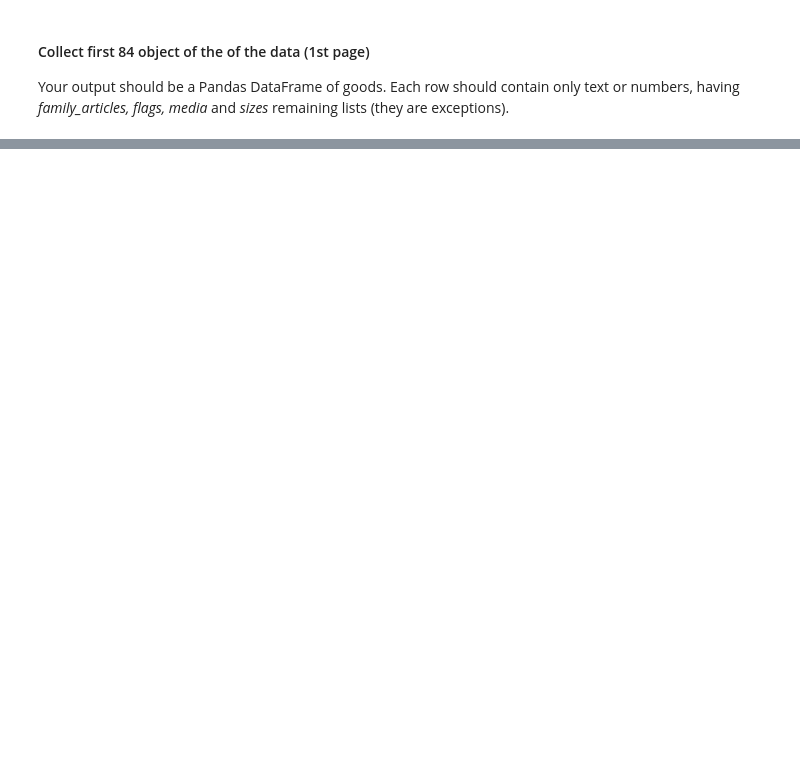
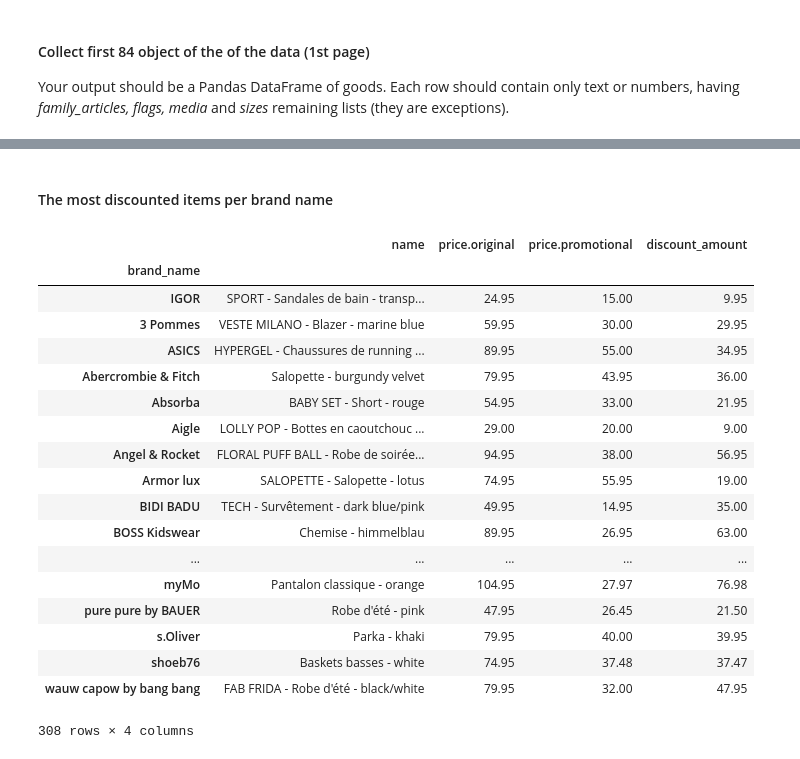
Before and after one commit to Eldiias/dummy, a Jupyter notebook: Lab-API/your-code/main_solution.ipynb, the cells around one changed output, grey strips where cells are left out. Saved outputs shown, nothing was run; the diff lists cells and outputs as text; code cells hidden in the pictures; blank space fills up the shorter version.

```diff
--- a/Lab-API/your-code/main_solution.ipynb
+++ b/Lab-API/your-code/main_solution.ipynb
@@ -102,0 +111,6 @@ flattened_data1
+# %%
+response = requests.get(url, headers=headers) # access the website using the link and headers collected from the website
+results = response.json() #transform the obtained data into json file
+
+flattened_data = json_normalize(results) #normalize the data (transform it into readable format)
+flattened_data.head()
@@ -108,16 +142,19 @@ Your output should be a Pandas DataFrame of goods. Each row should contain only
 # Get the total number of pages
 total_pages=results['pagination']['page_count']
 
-# Your code
+import time
+
+#data collection
 df=pd.DataFrame()
+step=0 # dummy to detect be patient
 for i in range(total_pages):
     k=84*i
     url=f'https://www.zalando.fr/api/catalog/articles?categories=promo-enfant&limit=84&offset={k}&sort=sale'
-    response = requests.get(url)
+    response = requests.get(url, headers=headers)
+    if step%5==0:
+        time.sleep(2.4) # sleep every five parsed page
     results = response.json()
     flattened_data = json_normalize(results)
     flattened_data1 = json_normalize(flattened_data.articles[0])
     flattened_data1=flattened_data1.set_index('sku')
     df = df.append(flattened_data1)
-
-df
@@ -207,0 +224,24 @@ Name: discount_amount, Length: 65, dtype: float64
+# %% [markdown]
+#### The most discounted items per brand name
+# %%
+df[['brand_name','name','price.original','price.promotional','discount_amount']].groupby('brand_name').apply(lambda x:x.sort_values('discount_amount',ascending=False).head(1)).reset_index('sku').drop(['brand_name','sku'],axis=1)
+# %% [output]
+|  | name | price.original | price.promotional | discount_amount |
+| brand_name |  |  |  |  |
+| IGOR | SPORT - Sandales de bain - transp... | 24.95 | 15.00 | 9.95 |
+| 3 Pommes | VESTE MILANO - Blazer - marine blue | 59.95 | 30.00 | 29.95 |
+| ASICS | HYPERGEL - Chaussures de running ... | 89.95 | 55.00 | 34.95 |
+| Abercrombie & Fitch | Salopette - burgundy velvet | 79.95 | 43.95 | 36.00 |
+| Absorba | BABY SET - Short - rouge | 54.95 | 33.00 | 21.95 |
+| Aigle | LOLLY POP - Bottes en caoutchouc ... | 29.00 | 20.00 | 9.00 |
+| Angel & Rocket | FLORAL PUFF BALL - Robe de soirée... | 94.95 | 38.00 | 56.95 |
+| Armor lux | SALOPETTE - Salopette - lotus | 74.95 | 55.95 | 19.00 |
+| BIDI BADU | TECH - Survêtement - dark blue/pink | 49.95 | 14.95 | 35.00 |
+| BOSS Kidswear | Chemise - himmelblau | 89.95 | 26.95 | 63.00 |
+| ... | ... | ... | ... | ... |
+| myMo | Pantalon classique - orange | 104.95 | 27.97 | 76.98 |
+| pure pure by BAUER | Robe d'été - pink | 47.95 | 26.45 | 21.50 |
+| s.Oliver | Parka - khaki | 79.95 | 40.00 | 39.95 |
+| shoeb76 | Baskets basses - white | 74.95 | 37.48 | 37.47 |
+| wauw capow by bang bang | FAB FRIDA - Robe d'été - black/white | 79.95 | 32.00 | 47.95 |
+308 rows × 4 columns
```
Also changed, not shown: parts of 25 cells of this notebook, 3 other files.
